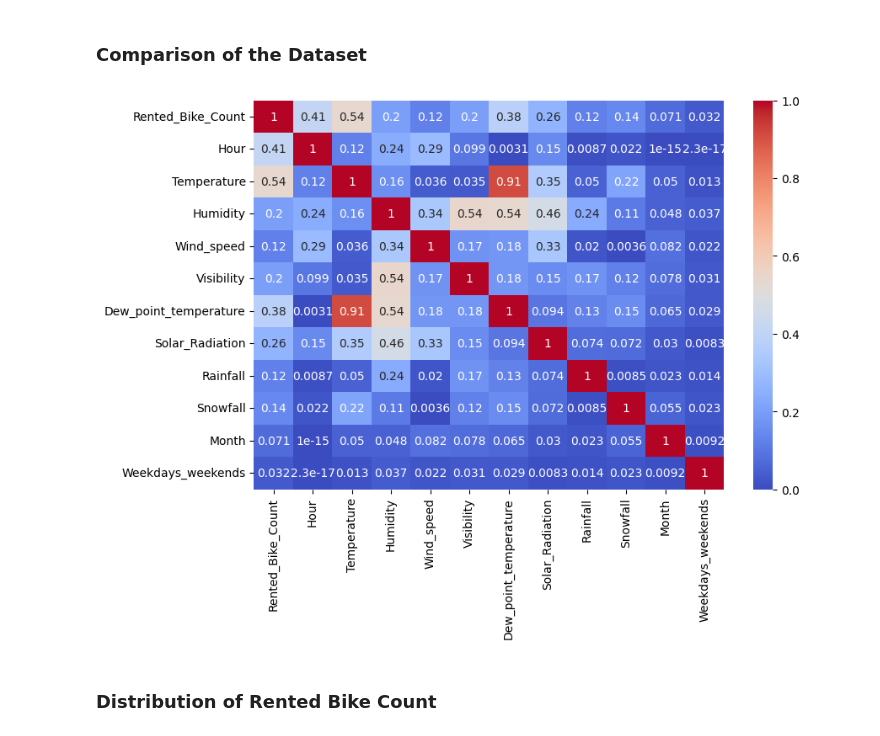
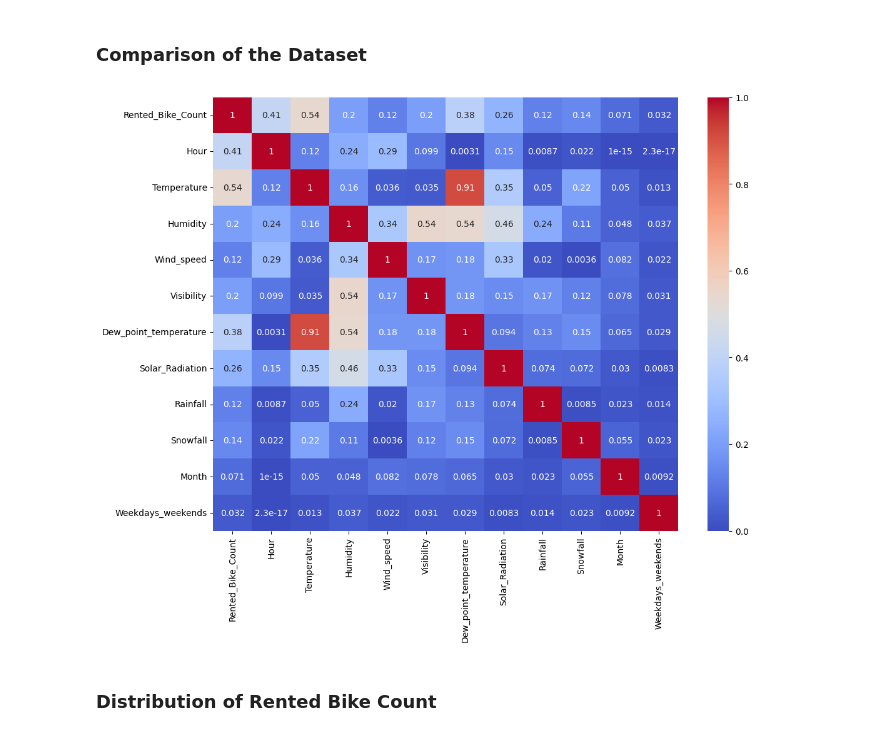
Before and after one commit to gautampatil01/Bike-Sharing-Demand-Prediction-ML-Regression, a Jupyter notebook: Bike_Sharing_Demand_Prediction.ipynb, the cells around one changed output. Saved outputs shown, nothing was run; the diff lists cells and outputs as text; code cells hidden in the pictures.

```diff
--- a/Bike_Sharing_Demand_Prediction.ipynb
+++ b/Bike_Sharing_Demand_Prediction.ipynb
@@ -205,15 +207,15 @@ Extracted the Date, Month, Weekdays_weekends from the 'Date' column so that we c
 ### **Comparison of the Dataset**
 # %%
 # Set the figure size
-plt.figure(figsize=(9, 6))
+plt.figure(figsize=(12, 9))
 
 # Create a heatmap of the correlation matrix
 sns.heatmap(bike.corr().abs(), cmap='coolwarm', annot=True)
 
 # Display the heatmap
 plt.show()
 # %% [output]
-[figure, old version]
+[figure, new version]
 # %% [markdown]
 ### **Distribution of Rented Bike Count**
 # %%
```
Also changed, not shown: parts of 10 cells of this notebook.
